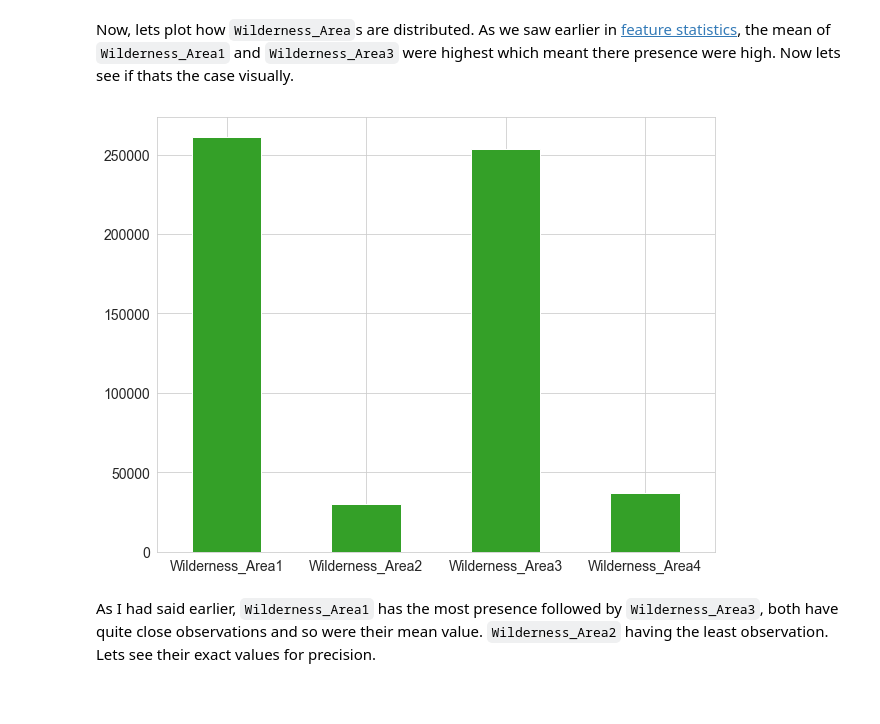
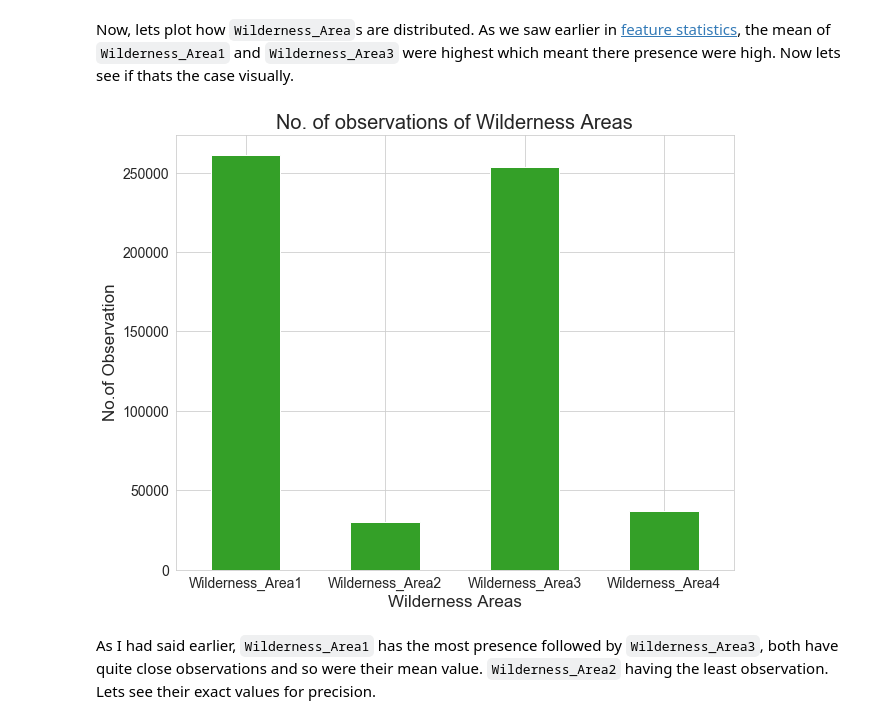
Before and after one commit to JuzerShakir/Forest_Cover-Type, a Jupyter notebook: result.ipynb, the cells around one changed output. Cells and saved outputs as stored; diff of their text form; code cells hidden in the pictures; blank space fills up the shorter version.

```diff
--- a/result.ipynb
+++ b/result.ipynb
@@ -404,28 +414,36 @@ Now, lets plot how `Wilderness_Area`s are distributed. As we saw earlier in [fea
 # %%
 ####    2    #####
 # Bar plot
 # Wilderness Area Count
 
 # plot bg
 sns.set_style("whitegrid")
 
 # list of colors
 flatui = ["#e74c3c", "#34495e", "#2ecc71","#3498db"]
 # using seaborn, passing color to palette
 color = sns.color_palette(flatui)
 
 # select all rows and first 4 columns, plot bar with given given size using color defined
 binary_fea.iloc[:,:4].sum().plot(kind='bar', figsize=(10, 8), color='#34a028')
 
+# Title of the graph
+plt.title('No. of observations of Wilderness Areas', size = 20)
+
+# Horizontal axis Label
+plt.xlabel('Wilderness Areas', size = 17)
+# Vertical axis Label
+plt.ylabel('No.of Observation', size = 17)
+
 # x-axis label size, setting label rotations
 plt.xticks(rotation = 'horizontal', size = 14)
 # y-axis label size
 plt.yticks(size = 14)
 
 # display plot
 plt.show()
 # %% [output]
-[figure, old version]
+[figure, new version]
 # %% [markdown]
 As I had said earlier, `Wilderness_Area1` has the most presence followed by `Wilderness_Area3`, both have quite close observations and so were their mean value. `Wilderness_Area2` having the least observation. Lets see their exact values for precision.
 # %%
```
Also changed, not shown: parts of 6 cells of this notebook.
